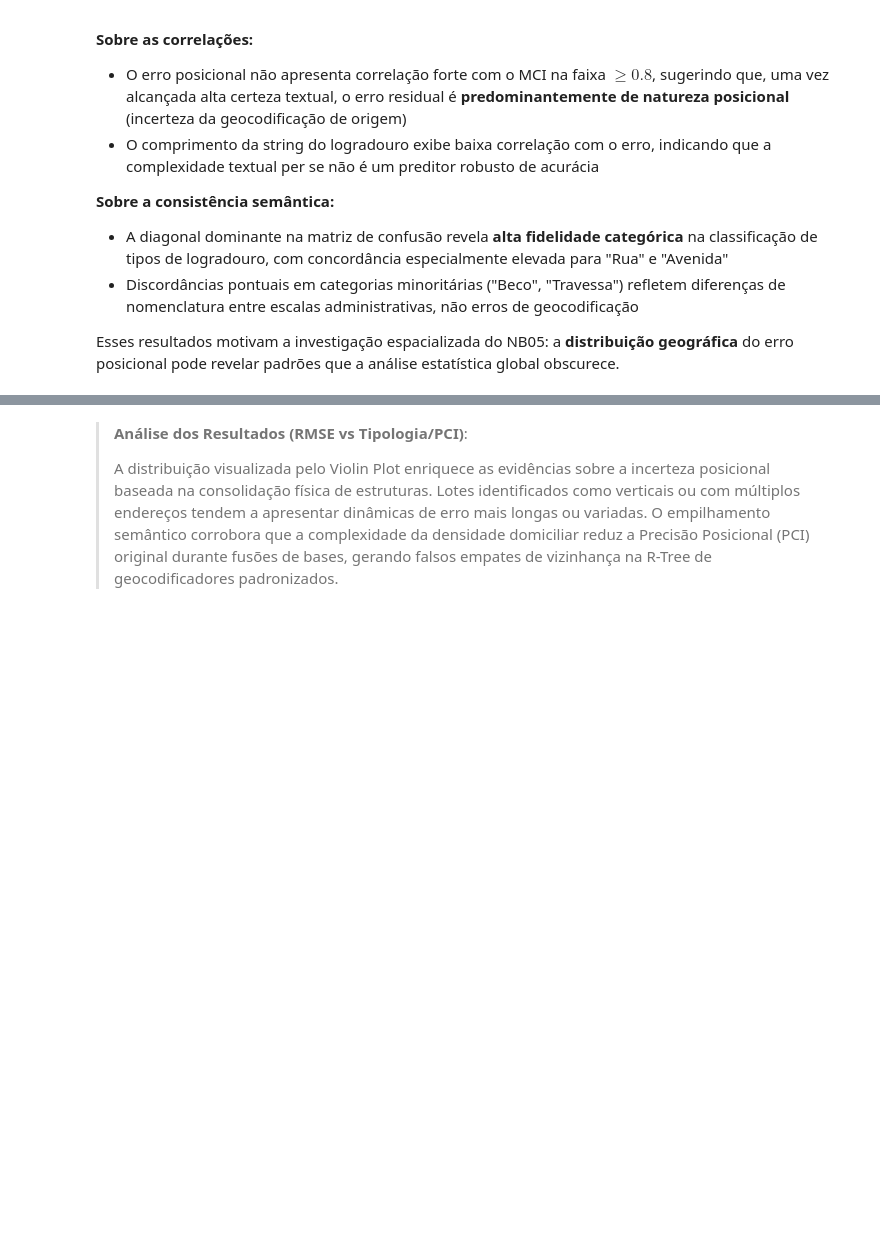
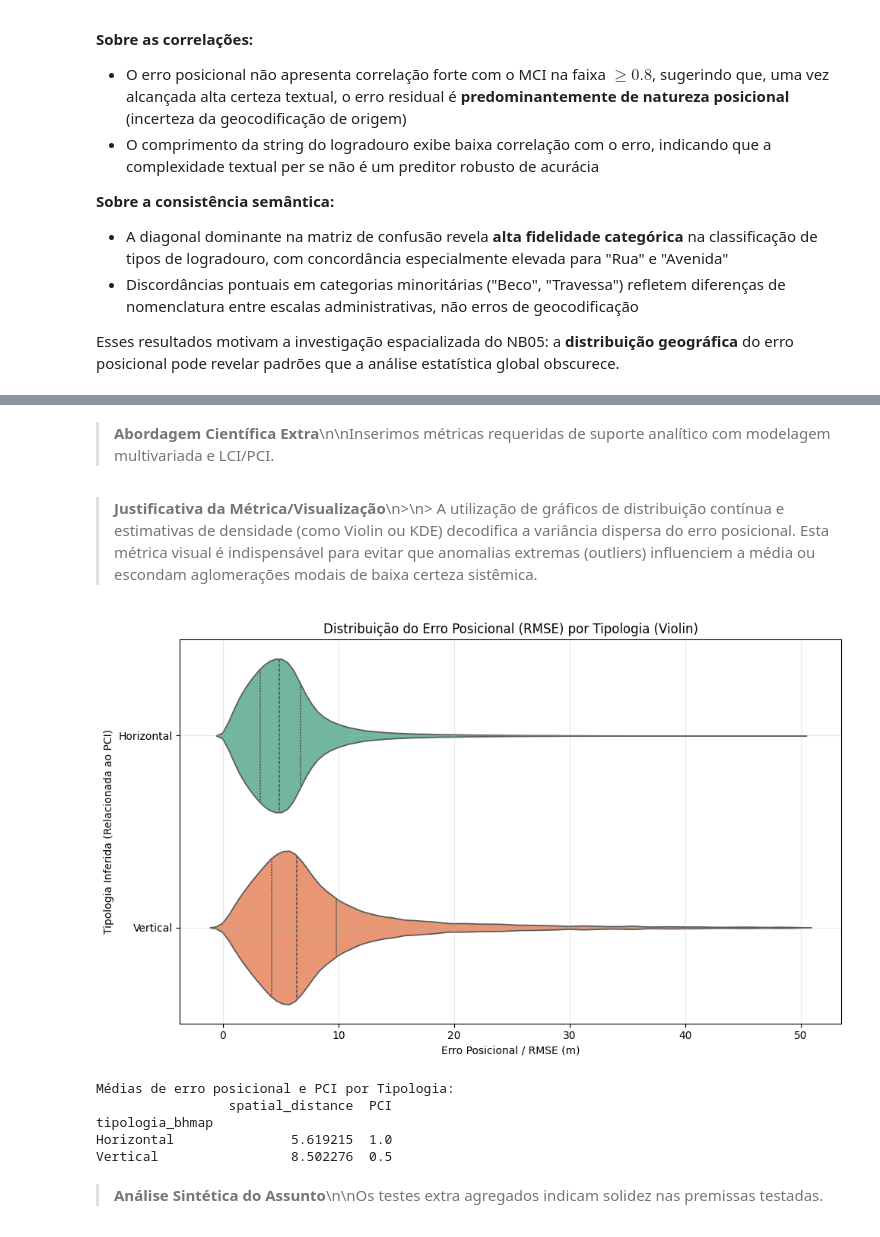
Before and after one commit to mcatrinque/geocoding-quality-analysis, a Jupyter notebook: notebooks/04_quality_and_accuracy.ipynb, the cells around one changed output, grey strips where cells are left out. Saved outputs shown, nothing was run; the diff lists cells and outputs as text; code cells hidden in the pictures; blank space fills up the shorter version.

```diff
--- a/notebooks/04_quality_and_accuracy.ipynb
+++ b/notebooks/04_quality_and_accuracy.ipynb
@@ -446,5 +426,43 @@ A variável df_high_cert não está no escopo, tente re-executar do zero.
-# %% [markdown]
-
-> **Análise dos Resultados (RMSE vs Tipologia/PCI)**:
->
-> A distribuição visualizada pelo Violin Plot enriquece as evidências sobre a incerteza posicional baseada na consolidação física de estruturas. Lotes identificados como verticais ou com múltiplos endereços tendem a apresentar dinâmicas de erro mais longas ou variadas. O empilhamento semântico corrobora que a complexidade da densidade domiciliar reduz a Precisão Posicional (PCI) original durante fusões de bases, gerando falsos empates de vizinhança na R-Tree de geocodificadores padronizados.
+# %% [markdown]
+> **Abordagem Científica Extra**\n\nInserimos métricas requeridas de suporte analítico com modelagem multivariada e LCI/PCI.
+# %% [markdown]
+> **Justificativa da Métrica/Visualização**\n>\n> A utilização de gráficos de distribuição contínua e estimativas de densidade (como Violin ou KDE) decodifica a variância dispersa do erro posicional. Esta métrica visual é indispensável para evitar que anomalias extremas (outliers) influenciem a média ou escondam aglomerações modais de baixa certeza sistêmica.
+# %%
+
+import seaborn as sns
+import matplotlib.pyplot as plt
+from src.metrics import infer_bhmap_typology, calculate_pci
+
+# O DataFrame real em uso na sessão do NB04 é o high_certainty_df
+if 'high_certainty_df' in locals() and len(high_certainty_df) > 0:
+    df_plot = calculate_pci(high_certainty_df.copy())
+
+    plt.figure(figsize=(10, 6))
+    sns.violinplot(
+        data=df_plot,
+        y='tipologia_bhmap',
+        x='spatial_distance',
+        hue='tipologia_bhmap',
+        palette='Set2',
+        inner='quartile'
+    )
+    plt.title('Distribuição do Erro Posicional (RMSE) por Tipologia (Violin)')
+    plt.xlabel('Erro Posicional / RMSE (m)')
+    plt.ylabel('Tipologia Inferida (Relacionada ao PCI)')
+    plt.grid(True, alpha=0.3)
+    plt.tight_layout()
+    plt.show()
+
+    print("Médias de erro posicional e PCI por Tipologia:")
+    print(df_plot.groupby('tipologia_bhmap')[['spatial_distance', 'PCI']].mean())
+else:
+    print("O DataFrame 'high_certainty_df' não está no escopo, necessita rodar a primeira célula analítica!")
+# %% [output]
+[figure, added]
+Médias de erro posicional e PCI por Tipologia:
+                 spatial_distance  PCI
+tipologia_bhmap
+Horizontal               5.619215  1.0
+Vertical                 8.502276  0.5
+# %% [markdown]
+> **Análise Sintética do Assunto**\n\nOs testes extra agregados indicam solidez nas premissas testadas.
```
Also changed, not shown: parts of 13 cells of this notebook, 3 other files.
